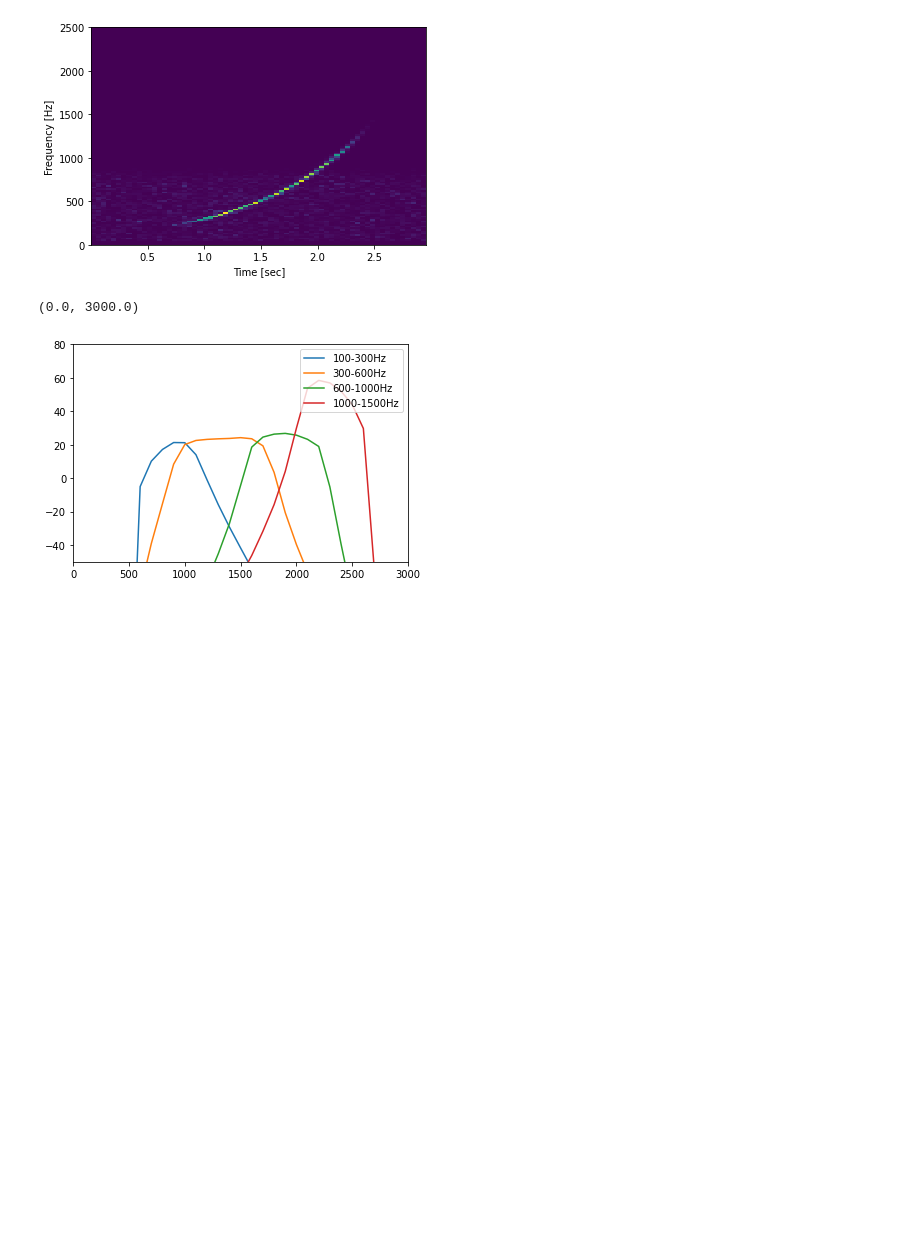
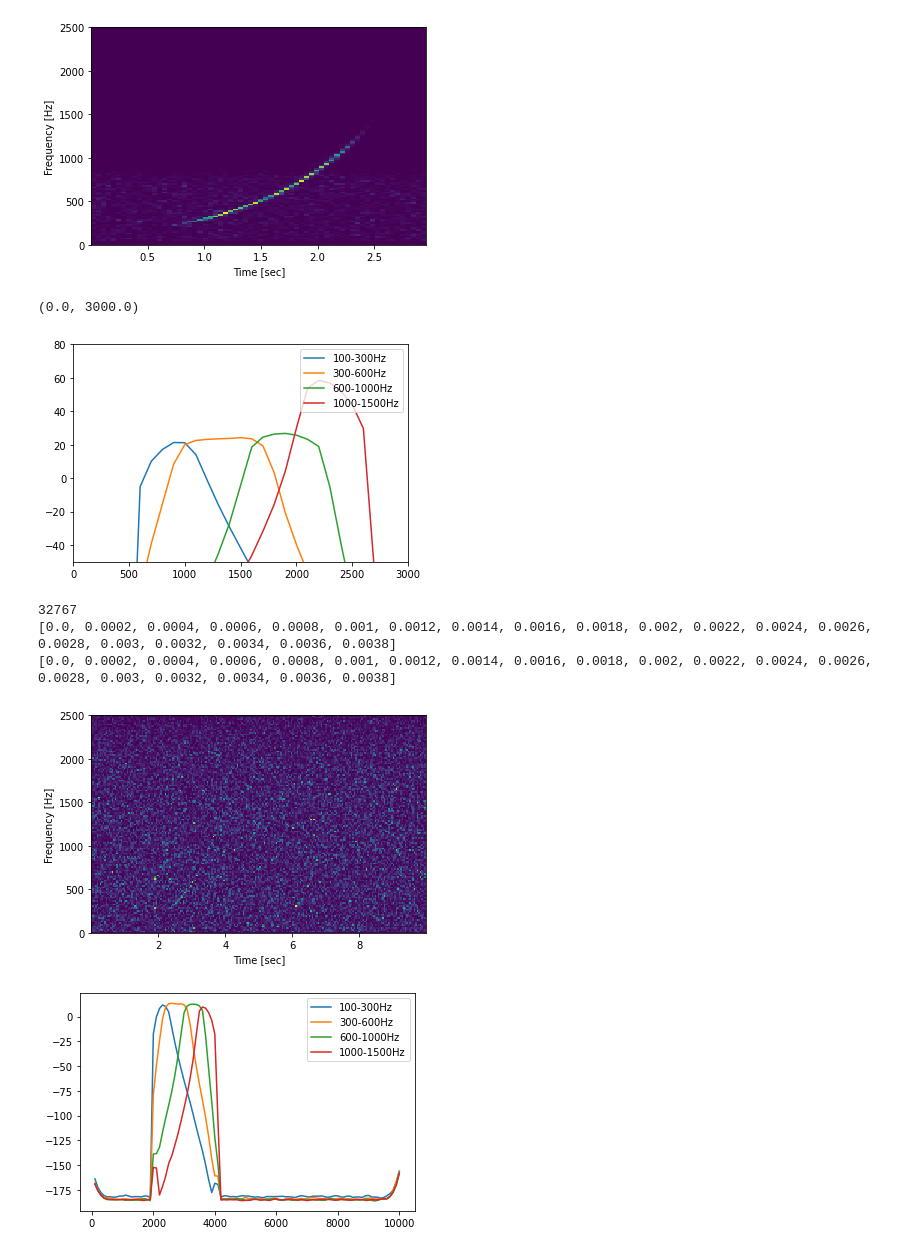
Before and after one commit to kacunningham413/pinniped_lab, a Jupyter notebook: interface_template.ipynb, the cells around one changed output. Saved outputs shown, nothing was run; the diff lists cells and outputs as text; code cells hidden in the pictures; blank space fills up the shorter version.

```diff
--- a/interface_template.ipynb
+++ b/interface_template.ipynb
@@ -32,3 +27,20 @@ plt.xlim([0,3000])
 [figure]
 (0.0, 3000.0)
 [figure]
+# %%
+import masking_analysis.sound as sound
+from masking_analysis.sound import Sound
+from masking_analysis.masking import MaskingAnalyzer, masking_analyzer_from_exp_config_txt
+import matplotlib.pyplot as plt
+
+analyzer = masking_analyzer_from_exp_config_txt(
+    './test_data/experiment_config_wav_noise_with_position.textproto')
+
+analyzer.plot_signal_and_noise_spectrogram()
+analyzer.plot_signal_excesses()
+# %% [output]
+32767
+[0.0, 0.0002, 0.0004, 0.0006, 0.0008, 0.001, 0.0012, 0.0014, 0.0016, 0.0018, 0.002, 0.0022, 0.0024, 0.0026, 0.0028, 0.003, 0.0032, 0.0034, 0.0036, 0.0038]
+[0.0, 0.0002, 0.0004, 0.0006, 0.0008, 0.001, 0.0012, 0.0014, 0.0016, 0.0018, 0.002, 0.0022, 0.0024, 0.0026, 0.0028, 0.003, 0.0032, 0.0034, 0.0036, 0.0038]
+[figure, added]
+[figure, added]
```
Also changed, not shown: parts of 1 cell of this notebook, 7 other files.
